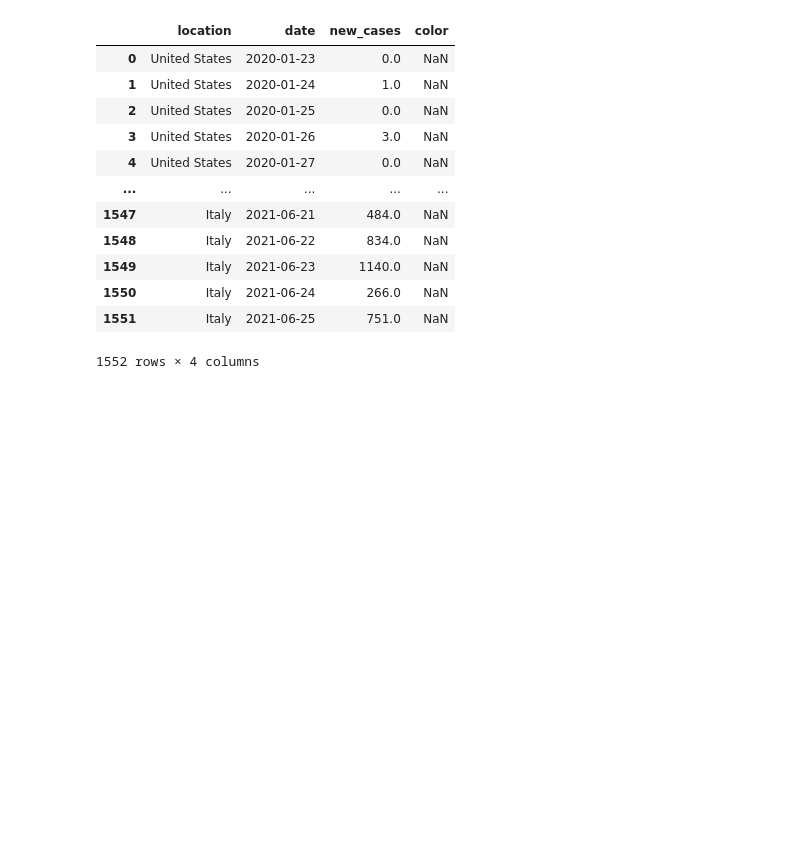
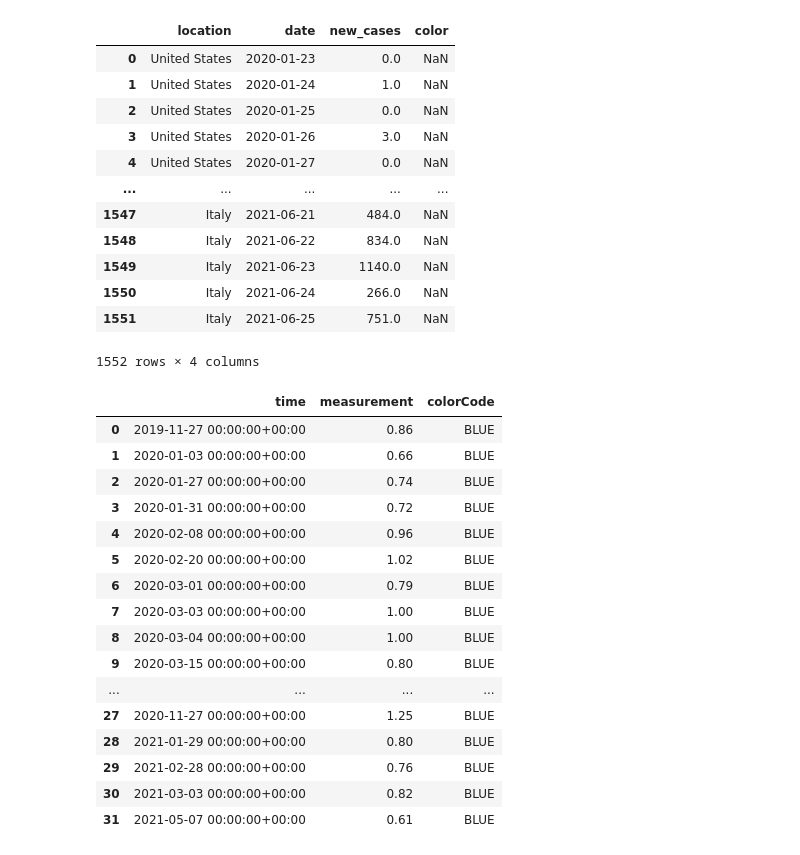
Before and after one commit to kvnyng/Chloro-kNOw, a Jupyter notebook: Streamlit/data/Untitled.ipynb, the cells around one changed output. Saved outputs shown, nothing was run; the diff lists cells and outputs as text; code cells hidden in the pictures; blank space fills up the shorter version.

```diff
--- a/Streamlit/data/Untitled.ipynb
+++ b/Streamlit/data/Untitled.ipynb
@@ -191,3 +191,27 @@ df
 | 1550 | Italy | 2021-06-24 | 266.0 | NaN |
 | 1551 | Italy | 2021-06-25 | 751.0 | NaN |
 1552 rows × 4 columns
+# %%
+japan_ac = pd.read_csv('japan_activity.csv')
+japan_ac["time"] = pd.to_datetime(japan_ac['time'])
+japan_ac['measurement']=pd.to_numeric(japan_ac['measurement'])
+japan_ac = japan_ac[['time', 'measurement', 'colorCode']]
+japan_ac
+# %% [output]
+|  | time | measurement | colorCode |
+| 0 | 2019-11-27 00:00:00+00:00 | 0.86 | BLUE |
+| 1 | 2020-01-03 00:00:00+00:00 | 0.66 | BLUE |
+| 2 | 2020-01-27 00:00:00+00:00 | 0.74 | BLUE |
+| 3 | 2020-01-31 00:00:00+00:00 | 0.72 | BLUE |
+| 4 | 2020-02-08 00:00:00+00:00 | 0.96 | BLUE |
+| 5 | 2020-02-20 00:00:00+00:00 | 1.02 | BLUE |
+| 6 | 2020-03-01 00:00:00+00:00 | 0.79 | BLUE |
+| 7 | 2020-03-03 00:00:00+00:00 | 1.00 | BLUE |
+| 8 | 2020-03-04 00:00:00+00:00 | 1.00 | BLUE |
+| 9 | 2020-03-15 00:00:00+00:00 | 0.80 | BLUE |
+| ... | ... | ... | ... |
+| 27 | 2020-11-27 00:00:00+00:00 | 1.25 | BLUE |
+| 28 | 2021-01-29 00:00:00+00:00 | 0.80 | BLUE |
+| 29 | 2021-02-28 00:00:00+00:00 | 0.76 | BLUE |
+| 30 | 2021-03-03 00:00:00+00:00 | 0.82 | BLUE |
+| 31 | 2021-05-07 00:00:00+00:00 | 0.61 | BLUE |
```
Also changed, not shown: 3 other files.
